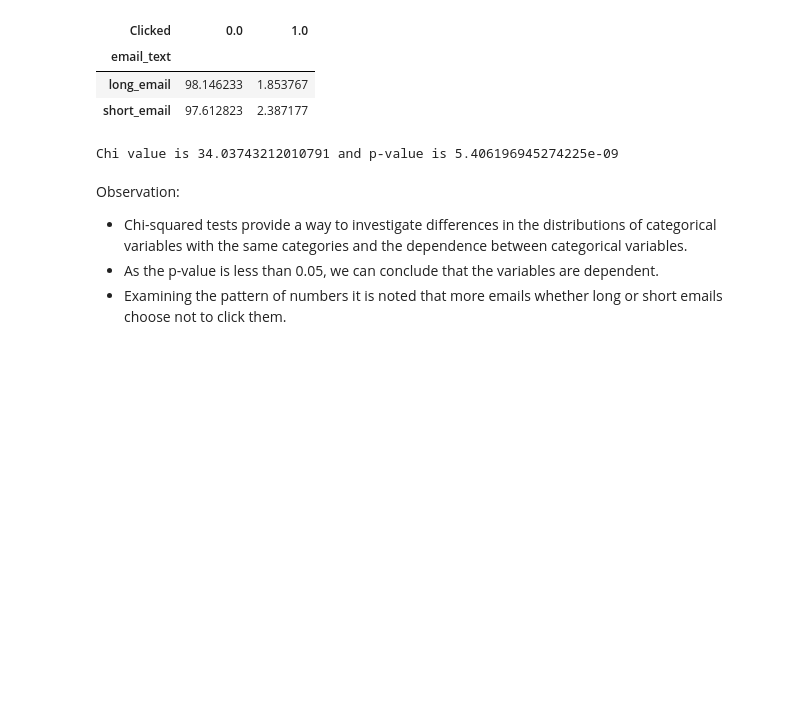
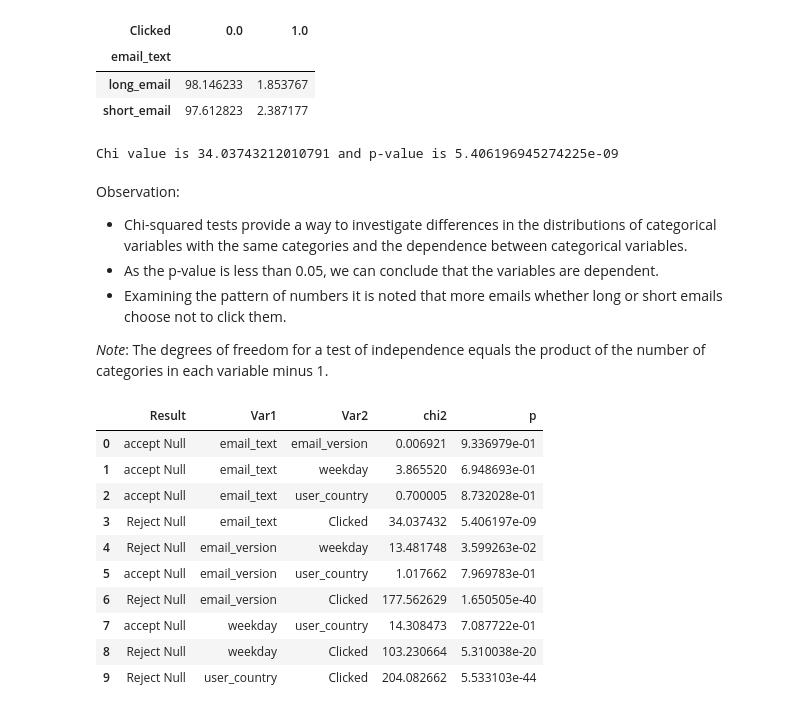
Before and after one commit to dipalira/DS-Challenges, a Jupyter notebook: Email Campaign/Email Marketing Challenge.ipynb, the cells around one changed output. Saved outputs shown, nothing was run; the diff lists cells and outputs as text; code cells hidden in the pictures; blank space fills up the shorter version.

```diff
--- a/Email Campaign/Email Marketing Challenge.ipynb
+++ b/Email Campaign/Email Marketing Challenge.ipynb
@@ -107,3 +106,5 @@ Observation:
 * Chi-squared tests provide a way to investigate differences in the distributions of categorical variables with the same categories and the dependence between categorical variables.
 * As the p-value is less than 0.05, we can conclude that the variables are dependent.
 * Examining the pattern of numbers it is noted that more emails whether long or short emails choose not to click them.
+
+*Note*: The degrees of freedom for a test of independence equals the product of the number of categories in each variable minus 1.
@@ -113,0 +111,27 @@ Chi_result.append()
+# %%
+from itertools import combinations
+L = ['email_text', 'email_version', 'weekday', 'user_country',  'Clicked']
+tup = [(comb) for comb in combinations(L, 2)]
+row = []
+for t in tup:
+    result = chisq_of_df_cols(df,t[0], t[1])
+    if result[1]>0.05:
+        r = "accept Null"
+    else:
+        r = "Reject Null"
+    row.append(pd.Series({'Var1': t[0], 'Var2': t[1], 'chi2': result[0], 'p': result[1], 'Result': r}))
+Chi_result = pd.DataFrame(row)
+# %%
+Chi_result
+# %% [output]
+|  | Result | Var1 | Var2 | chi2 | p |
+| 0 | accept Null | email_text | email_version | 0.006921 | 9.336979e-01 |
+| 1 | accept Null | email_text | weekday | 3.865520 | 6.948693e-01 |
+| 2 | accept Null | email_text | user_country | 0.700005 | 8.732028e-01 |
+| 3 | Reject Null | email_text | Clicked | 34.037432 | 5.406197e-09 |
+| 4 | Reject Null | email_version | weekday | 13.481748 | 3.599263e-02 |
+| 5 | accept Null | email_version | user_country | 1.017662 | 7.969783e-01 |
+| 6 | Reject Null | email_version | Clicked | 177.562629 | 1.650505e-40 |
+| 7 | accept Null | weekday | user_country | 14.308473 | 7.087722e-01 |
+| 8 | Reject Null | weekday | Clicked | 103.230664 | 5.310038e-20 |
+| 9 | Reject Null | user_country | Clicked | 204.082662 | 5.533103e-44 |
```
Also changed, not shown: parts of 4 cells of this notebook.
